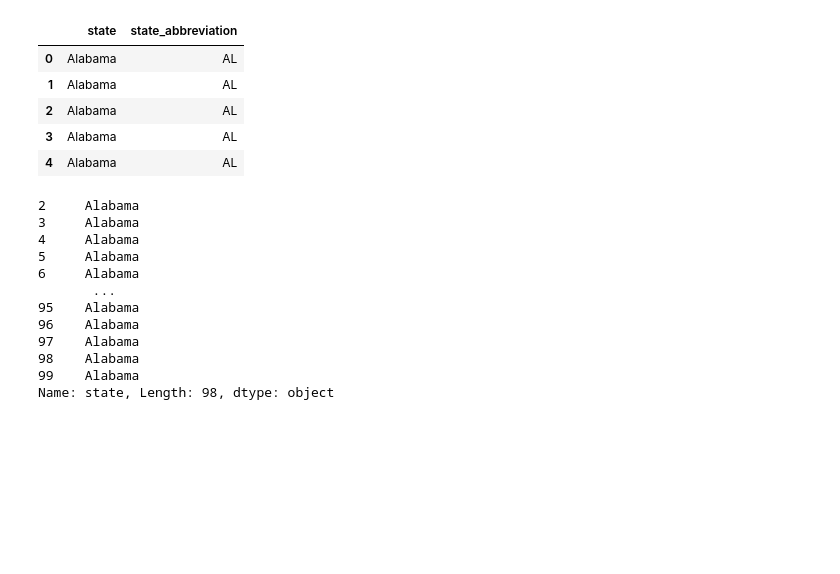
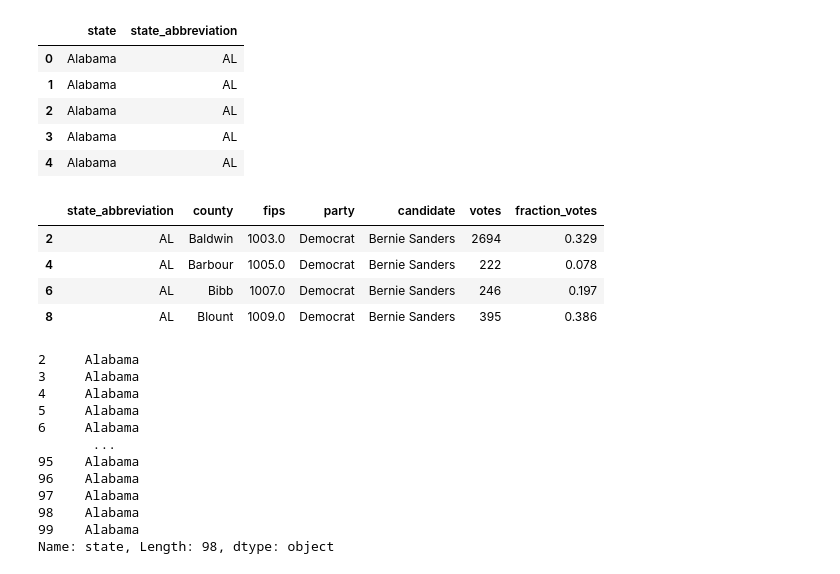
Before and after one commit to Guille020802/PythonFundamentos, a Jupyter notebook: Modulo5/1. Intro a Pandas.ipynb, the cells around one changed output. Saved outputs shown, nothing was run; the diff lists cells and outputs as text; code cells hidden in the pictures; blank space fills up the shorter version.

```diff
--- a/Modulo5/1. Intro a Pandas.ipynb
+++ b/Modulo5/1. Intro a Pandas.ipynb
@@ -242,6 +311,14 @@ df[columns_select].head()
 | 2 | Alabama | AL |
 | 3 | Alabama | AL |
 | 4 | Alabama | AL |
+# %%
+df.iloc[2:9:2, 1:8]
+# %% [output]
+|  | state_abbreviation | county | fips | party | candidate | votes | fraction_votes |
+| 2 | AL | Baldwin | 1003.0 | Democrat | Bernie Sanders | 2694 | 0.329 |
+| 4 | AL | Barbour | 1005.0 | Democrat | Bernie Sanders | 222 | 0.078 |
+| 6 | AL | Bibb | 1007.0 | Democrat | Bernie Sanders | 246 | 0.197 |
+| 8 | AL | Blount | 1009.0 | Democrat | Bernie Sanders | 395 | 0.386 |
 # %%
 df["state"][2:100]
 # %% [output]
```
Also changed, not shown: parts of 33 cells of this notebook, 48 other files.
